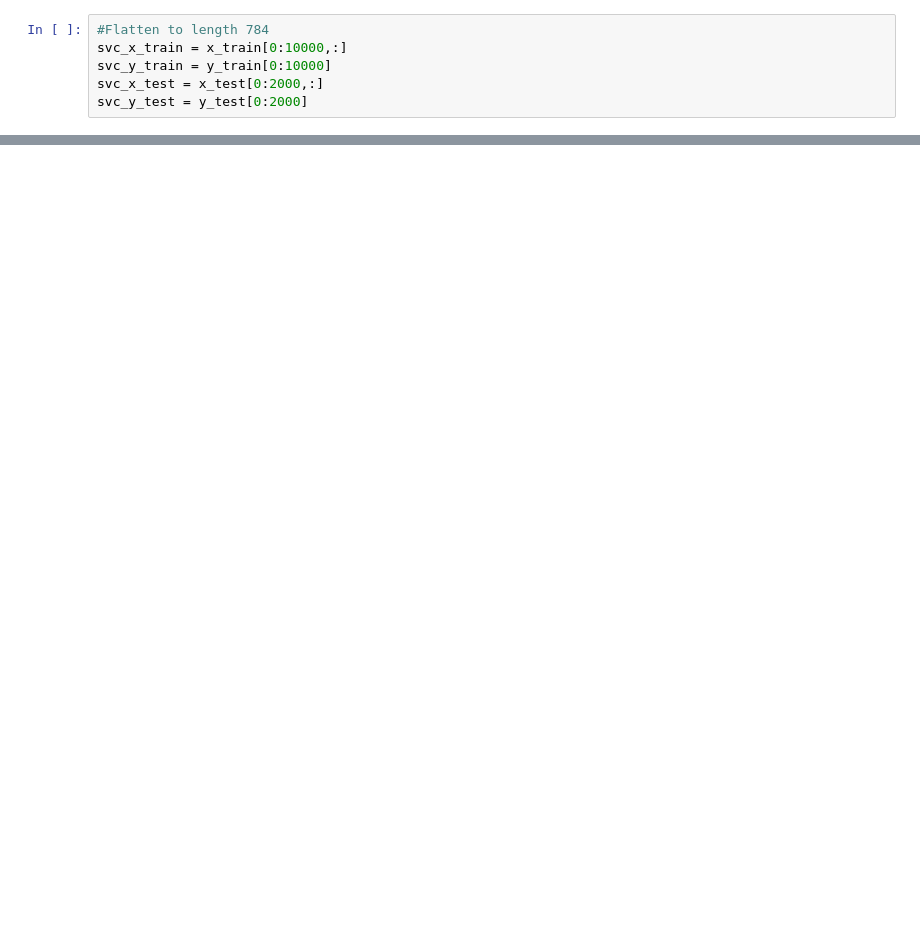
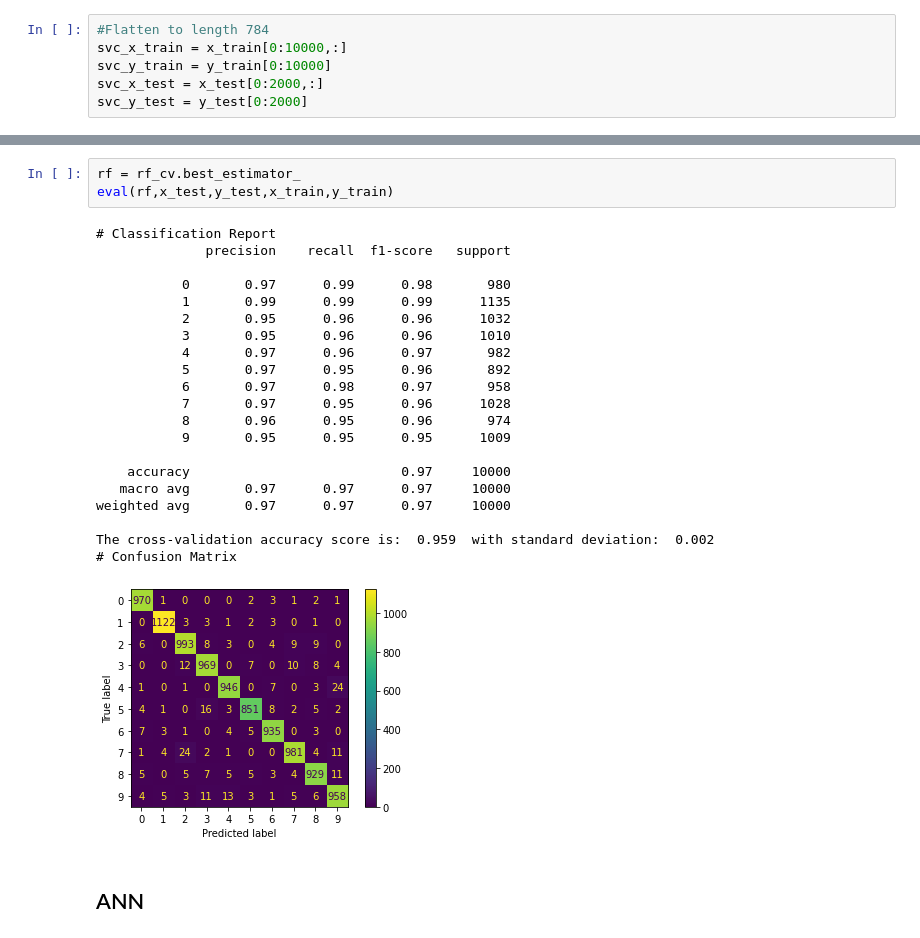
Before and after one commit to XaviPat01/MTL782_Data_Mining, a Jupyter notebook: MTL782_Assignment1_Q2.ipynb, the cells around one changed output, grey strips where cells are left out. Drawn from its saved outputs; the diff is of its cells as text; blank space fills up the shorter version.

```diff
--- a/MTL782_Assignment1_Q2.ipynb
+++ b/MTL782_Assignment1_Q2.ipynb
@@ -198,0 +251,27 @@ weighted avg       0.92      0.92      0.92     10000
+# %%
+rf = rf_cv.best_estimator_
+eval(rf,x_test,y_test,x_train,y_train)
+# %% [output]
+# Classification Report
+              precision    recall  f1-score   support
+
+           0       0.97      0.99      0.98       980
+           1       0.99      0.99      0.99      1135
+           2       0.95      0.96      0.96      1032
+           3       0.95      0.96      0.96      1010
+           4       0.97      0.96      0.97       982
+           5       0.97      0.95      0.96       892
+           6       0.97      0.98      0.97       958
+           7       0.97      0.95      0.96      1028
+           8       0.96      0.95      0.96       974
+           9       0.95      0.95      0.95      1009
+
+    accuracy                           0.97     10000
+   macro avg       0.97      0.97      0.97     10000
+weighted avg       0.97      0.97      0.97     10000
+
+The cross-validation accuracy score is:  0.959  with standard deviation:  0.002
+# Confusion Matrix
+[figure, added]
+# %% [markdown]
+## ANN
```
Also changed, not shown: parts of 42 cells of this notebook.
